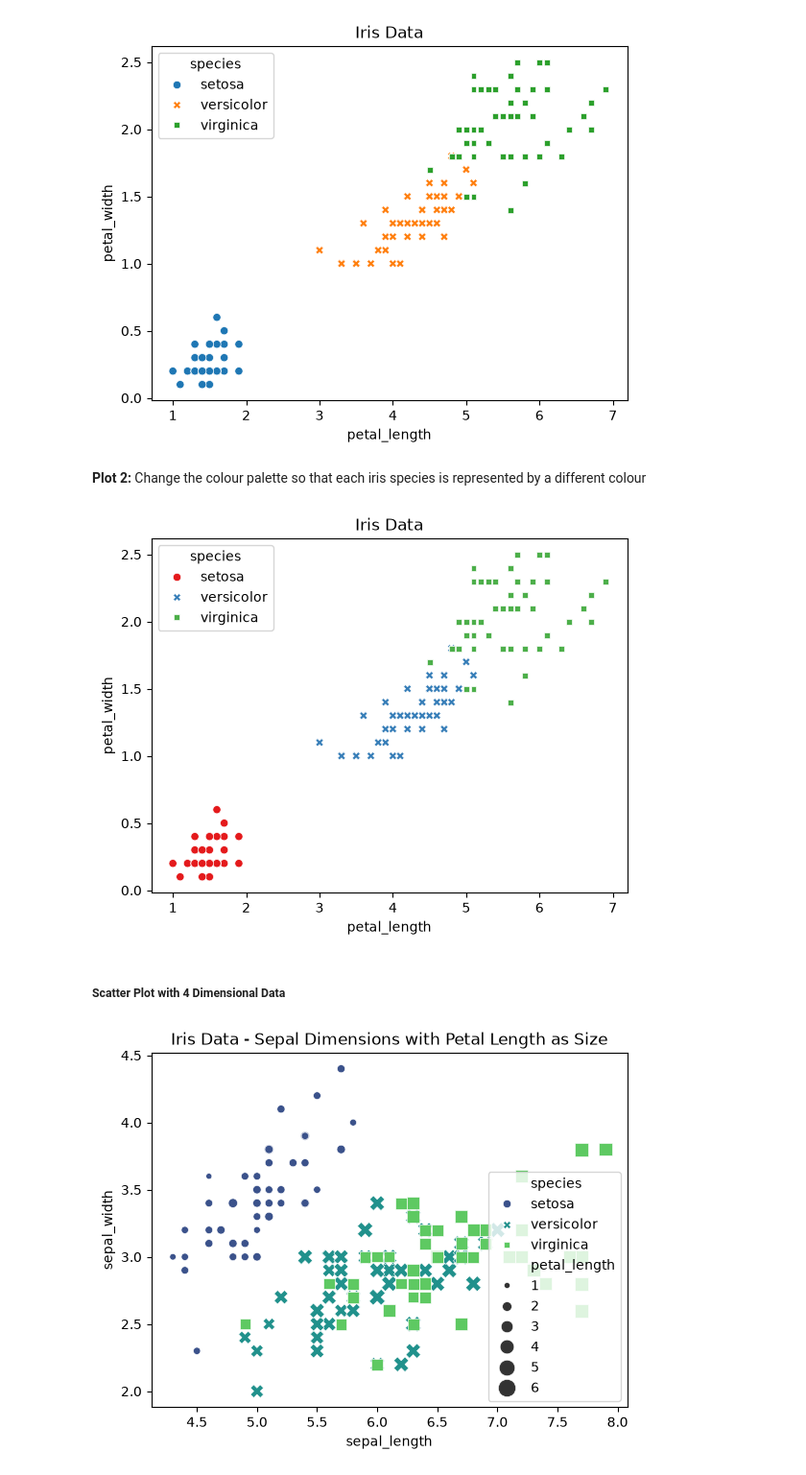
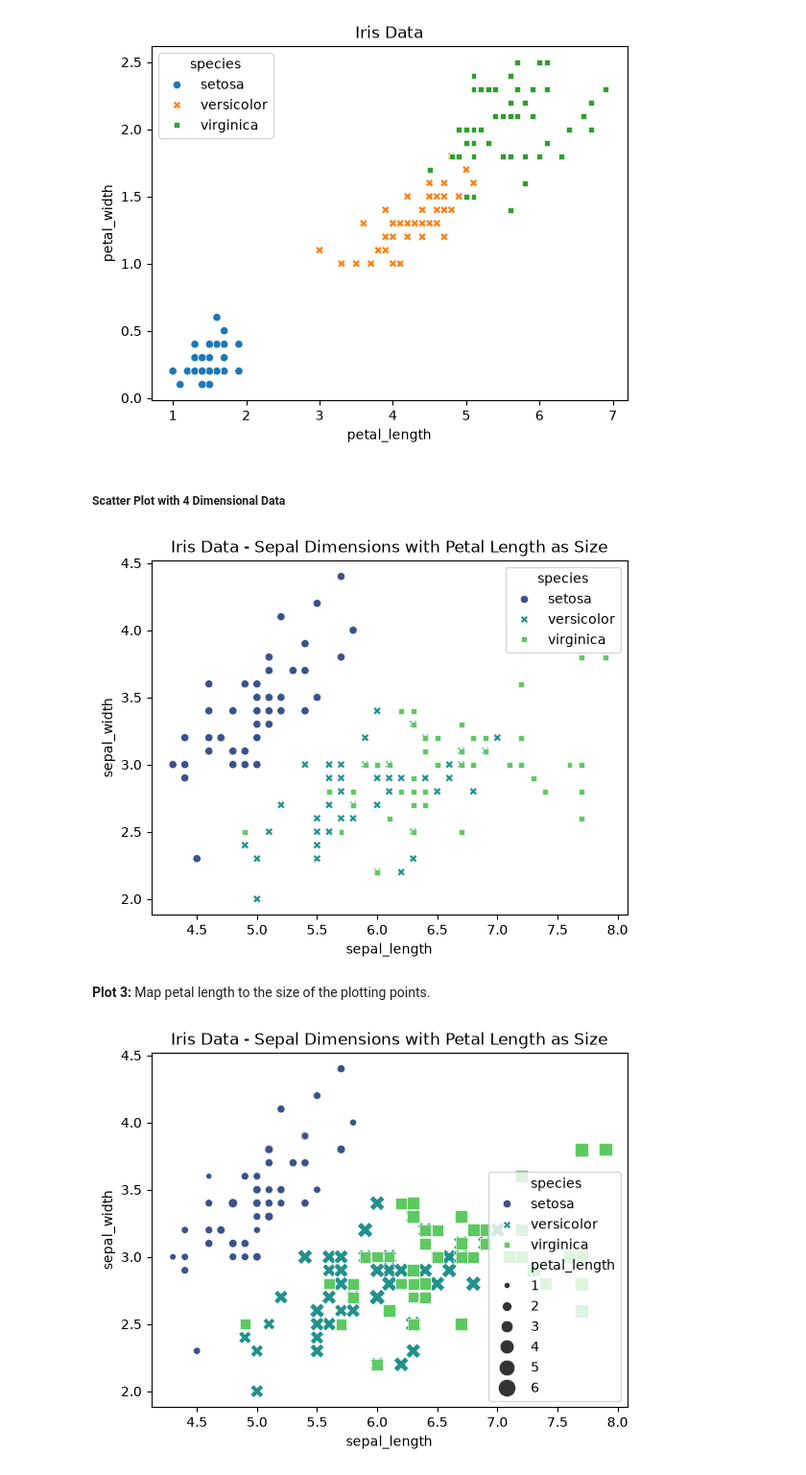
Before and after one commit to dungp-dsai/data-visualization-gta, a Jupyter notebook: workshop_2/ws_2_python_solution.ipynb, the cells around one changed output. Shown at 96% size. Saved outputs shown, nothing was run; the diff lists cells and outputs as text; code cells hidden in the pictures.

```diff
--- a/workshop_2/ws_2_python_solution.ipynb
+++ b/workshop_2/ws_2_python_solution.ipynb
@@ -51,21 +65,18 @@ plt.title('Iris Data')
 plt.show()
 # %% [output]
 [figure]
-# %% [markdown]
-**Plot 2:** Change the colour palette so that each iris species is represented by a different colour
-# %%
-# Load the iris dataset
-iris = sns.load_dataset('iris')
-
-# Create a scatter plot with different species as different classes
-sns.scatterplot(x='petal_length', y='petal_width', hue='species', style='species', data=iris, palette='Set1')
-
-# Add title
-plt.title('Iris Data')
-plt.show()
-# %% [output]
-[figure, removed]
 # %% [markdown]
 ##### Scatter Plot with 4 Dimensional Data
+# %%
+# Create a scatter plot with Sepal.Length vs Sepal.Width
+sns.scatterplot(x='sepal_length', y='sepal_width', hue='species', data=iris, sizes=(20, 200), style='species', palette='viridis')
+
+# Add title and show plot
+plt.title('Iris Data - Sepal Dimensions with Petal Length as Size')
+plt.show()
+# %% [output]
+[figure, added]
+# %% [markdown]
+**Plot 3:** Map petal length to the size of the plotting points.
 # %%
 # Create a scatter plot with Sepal.Length vs Sepal.Width
```
Also changed, not shown: parts of 11 cells of this notebook, 2 other files.
